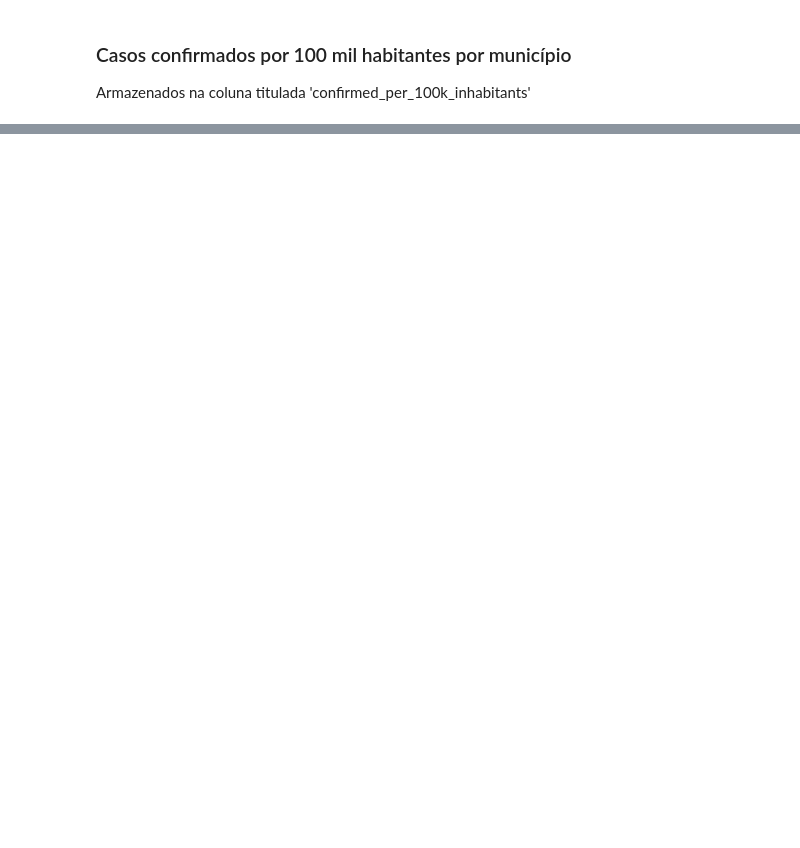
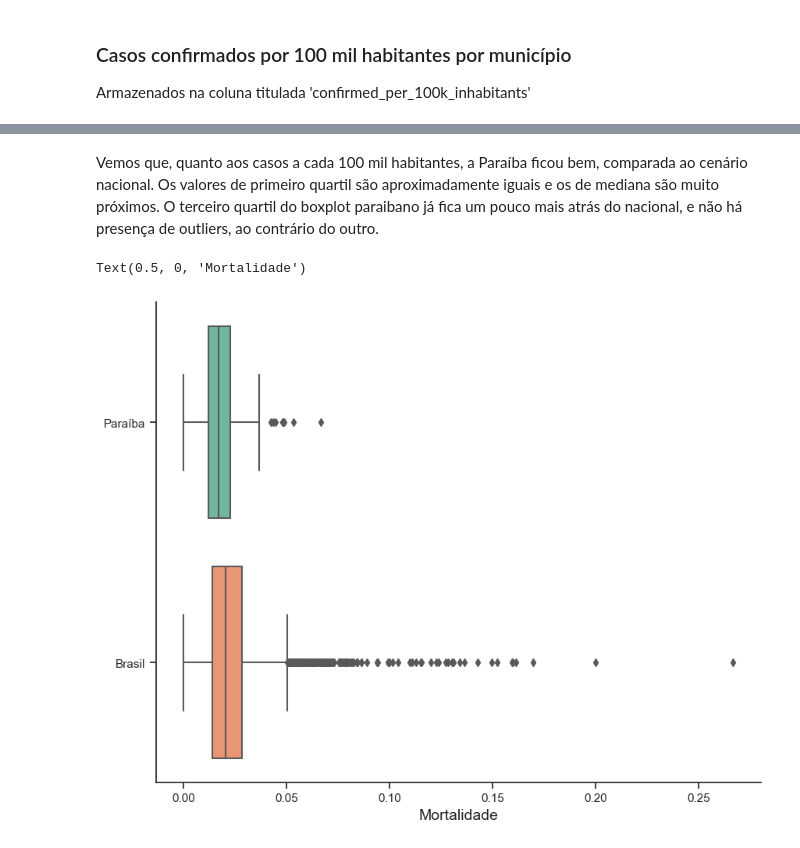
Before and after one commit to maxbarbosa/data-science-final-project, a Jupyter notebook: variables_casos.ipynb, the cells around one changed output, grey strips where cells are left out. Saved outputs shown, nothing was run; the diff lists cells and outputs as text; code cells hidden in the pictures; blank space fills up the shorter version.

```diff
--- a/variables_casos.ipynb
+++ b/variables_casos.ipynb
@@ -170,0 +224,13 @@ casos_df.boxplot(column = 'confirmed_per_100k_inhabitants')
+# %% [markdown]
+Vemos que, quanto aos casos a cada 100 mil habitantes, a Paraíba ficou bem, comparada ao cenário nacional. Os valores de primeiro quartil são aproximadamente iguais e os de mediana são muito próximos. O terceiro quartil do boxplot paraibano já fica um pouco mais atrás do nacional, e não há presença de outliers, ao contrário do outro.
+# %%
+data_dr = [casos_df['death_rate'], casos_br_df['death_rate']]
+headers_dr = ["Paraíba", "Brasil"]
+
+compare_dr = pd.concat(data_dr, axis=1, keys=headers_dr)
+
+bp_dr = sns.boxplot(data = compare_dr, orient='h', palette="Set2", order=['Paraíba', 'Brasil'])
+bp_dr.set_xlabel("Mortalidade", fontsize = 14)
+# %% [output]
+Text(0.5, 0, 'Mortalidade')
+[figure, added]
```
Also changed, not shown: parts of 36 cells of this notebook.
